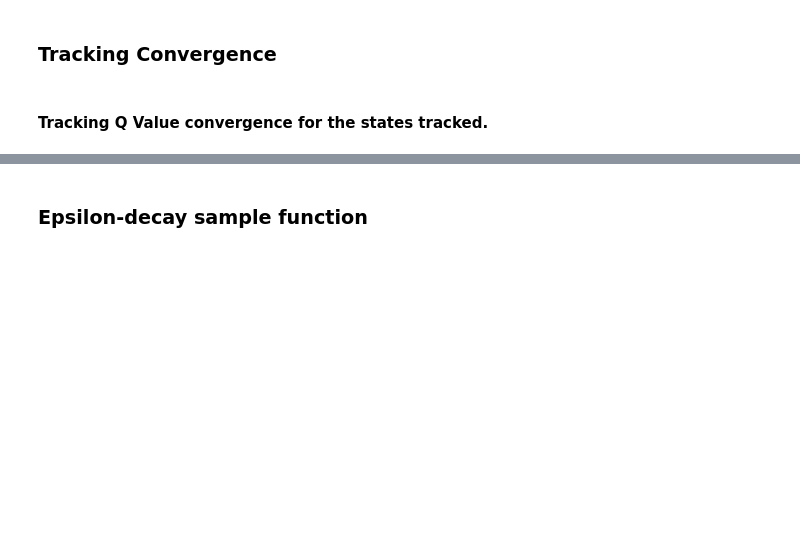
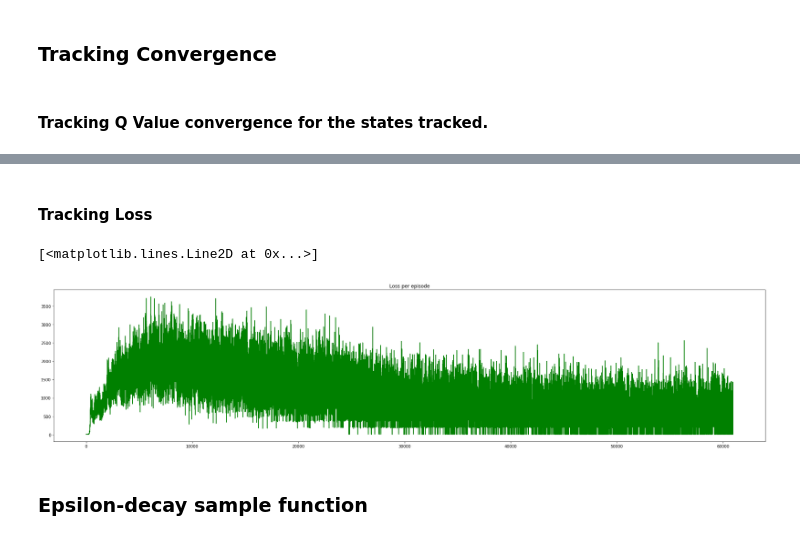
Before and after one commit to sriksmachi/supercabs, a Jupyter notebook: DQN_Agent_Arch2.ipynb, the cells around one changed output, grey strips where cells are left out. Drawn from its saved outputs; the diff is of its cells as text; code cells hidden in the pictures; blank space fills up the shorter version.

```diff
--- a/DQN_Agent_Arch2.ipynb
+++ b/DQN_Agent_Arch2.ipynb
@@ -308,3 +352,14 @@ Episode: 33 Total Reward: 115, epsilon: 0.20987755281470882, Buffer Length: 2000
+# %% [markdown]
+#### Tracking Loss
+# %%
+x_axis = np.asarray(range(0, len(loss_tracked)))
+y_axis = np.asarray(loss_tracked)
+plt.figure(0, figsize=(32,7))
+plt.title('Loss per episode')
+plt.plot(x_axis,y_axis,'green')
+# %% [output]
+[<matplotlib.lines.Line2D at 0x...>]
+[figure, added]
 # %% [markdown]
 ### Epsilon-decay sample function
 # %%
```
Also changed, not shown: parts of 19 cells of this notebook.
